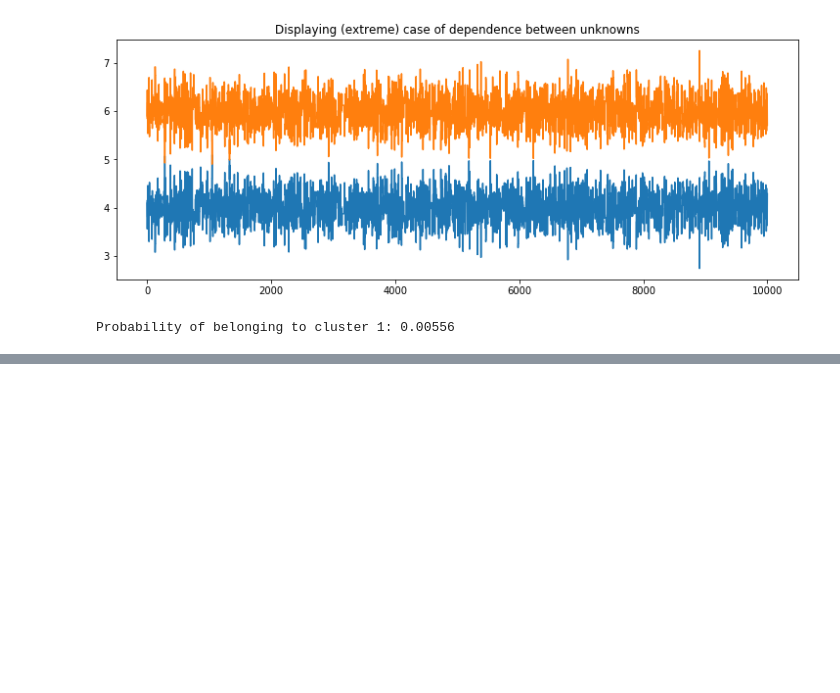
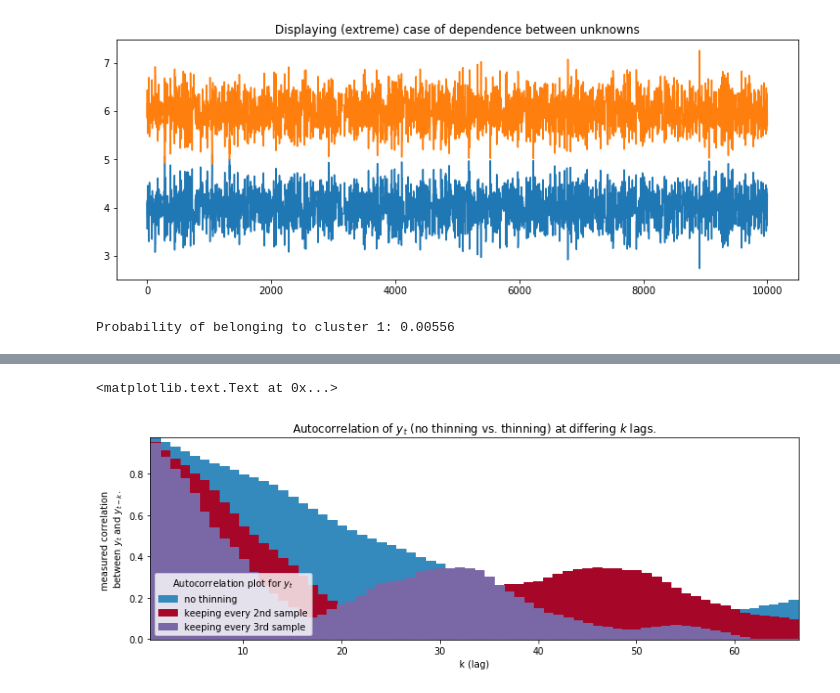
Before and after one commit to TanUkkii007/Probabilistic-Programming-and-Bayesian-Methods-for-Hackers, a Jupyter notebook: ch03/Ch3_IntroMCMC_PyMC3.ipynb, the cells around one changed output, grey strips where cells are left out. Drawn from its saved outputs; the diff is of its cells as text; code cells hidden in the pictures; blank space fills up the shorter version.

```diff
--- a/ch03/Ch3_IntroMCMC_PyMC3.ipynb
+++ b/ch03/Ch3_IntroMCMC_PyMC3.ipynb
@@ -586,0 +625,20 @@ Probability of belonging to cluster 1: 0.00556
+# %%
+max_x = 200 // 3 + 1
+x = np.arange(1, max_x)
+
+plt.bar(x, autocorr(y_t)[1:max_x], edgecolor=colors[0],
+        label="no thinning", color=colors[0], width=1)
+plt.bar(x, autocorr(y_t[::2])[1:max_x], edgecolor=colors[1],
+        label="keeping every 2nd sample", color=colors[1], width=1)
+plt.bar(x, autocorr(y_t[::3])[1:max_x], width=1, edgecolor=colors[2],
+        label="keeping every 3rd sample", color=colors[2])
+
+plt.autoscale(tight=True)
+plt.legend(title="Autocorrelation plot for $y_t$", loc="lower left")
+plt.ylabel("measured correlation \nbetween $y_t$ and $y_{t-k}$.")
+plt.xlabel("k (lag)")
+plt.title("Autocorrelation of $y_t$ (no thinning vs. thinning) \
+at differing $k$ lags.")
+# %% [output]
+<matplotlib.text.Text at 0x...>
+[figure, added]
```
Also changed, not shown: parts of 3 cells of this notebook.
